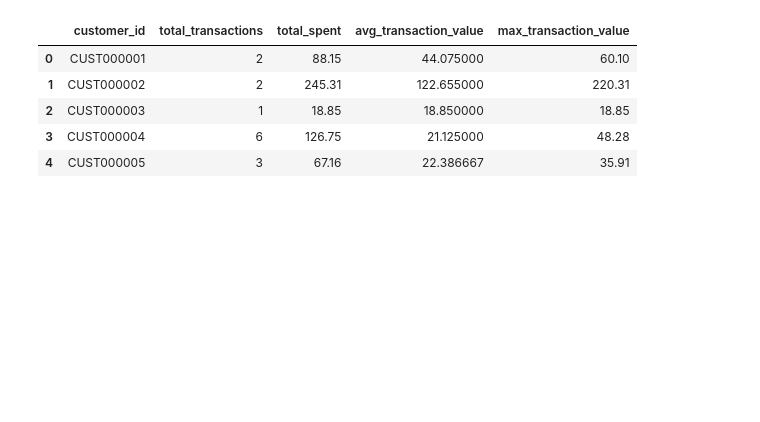
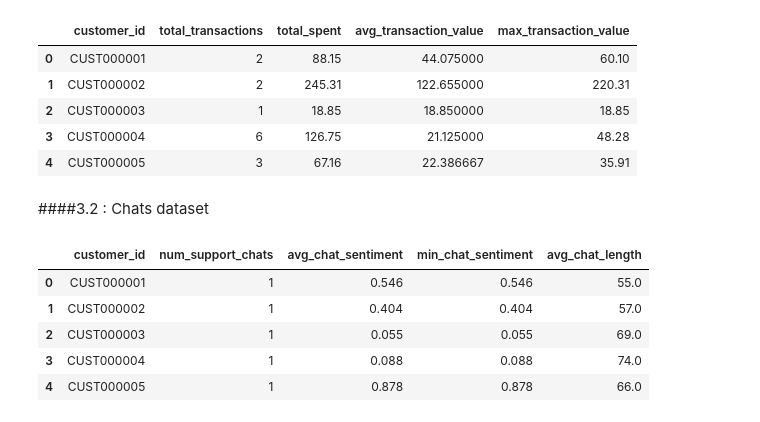
Before and after one commit to muinul-official/Data-Mining-G13, a Jupyter notebook: EDA_&_Feature_Engineering.ipynb, the cells around one changed output. Drawn from its saved outputs; the diff is of its cells as text; code cells hidden in the pictures; blank space fills up the shorter version.

```diff
--- a/EDA_&_Feature_Engineering.ipynb
+++ b/EDA_&_Feature_Engineering.ipynb
@@ -184,3 +184,22 @@ transaction_features.head()
 | 2 | CUST000003 | 1 | 18.85 | 18.850000 | 18.85 |
 | 3 | CUST000004 | 6 | 126.75 | 21.125000 | 48.28 |
 | 4 | CUST000005 | 3 | 67.16 | 22.386667 | 35.91 |
+# %% [markdown]
+####3.2 : Chats dataset
+# %%
+#create num_support_chats, avg_chat_sentiment,min_chat_sentiment,min_chat_sentiment
+chat_features = chats.groupby('customer_id').agg(
+    num_support_chats=('chat_sentiment_score', 'count'),
+    avg_chat_sentiment=('chat_sentiment_score', 'mean'),
+    min_chat_sentiment=('chat_sentiment_score', 'min'),
+    avg_chat_length=('chat_length', 'mean')
+).reset_index()
+
+chat_features.head()
+# %% [output]
+|  | customer_id | num_support_chats | avg_chat_sentiment | min_chat_sentiment | avg_chat_length |
+| 0 | CUST000001 | 1 | 0.546 | 0.546 | 55.0 |
+| 1 | CUST000002 | 1 | 0.404 | 0.404 | 57.0 |
+| 2 | CUST000003 | 1 | 0.055 | 0.055 | 69.0 |
+| 3 | CUST000004 | 1 | 0.088 | 0.088 | 74.0 |
+| 4 | CUST000005 | 1 | 0.878 | 0.878 | 66.0 |
```
Also changed, not shown: parts of 11 cells of this notebook.
